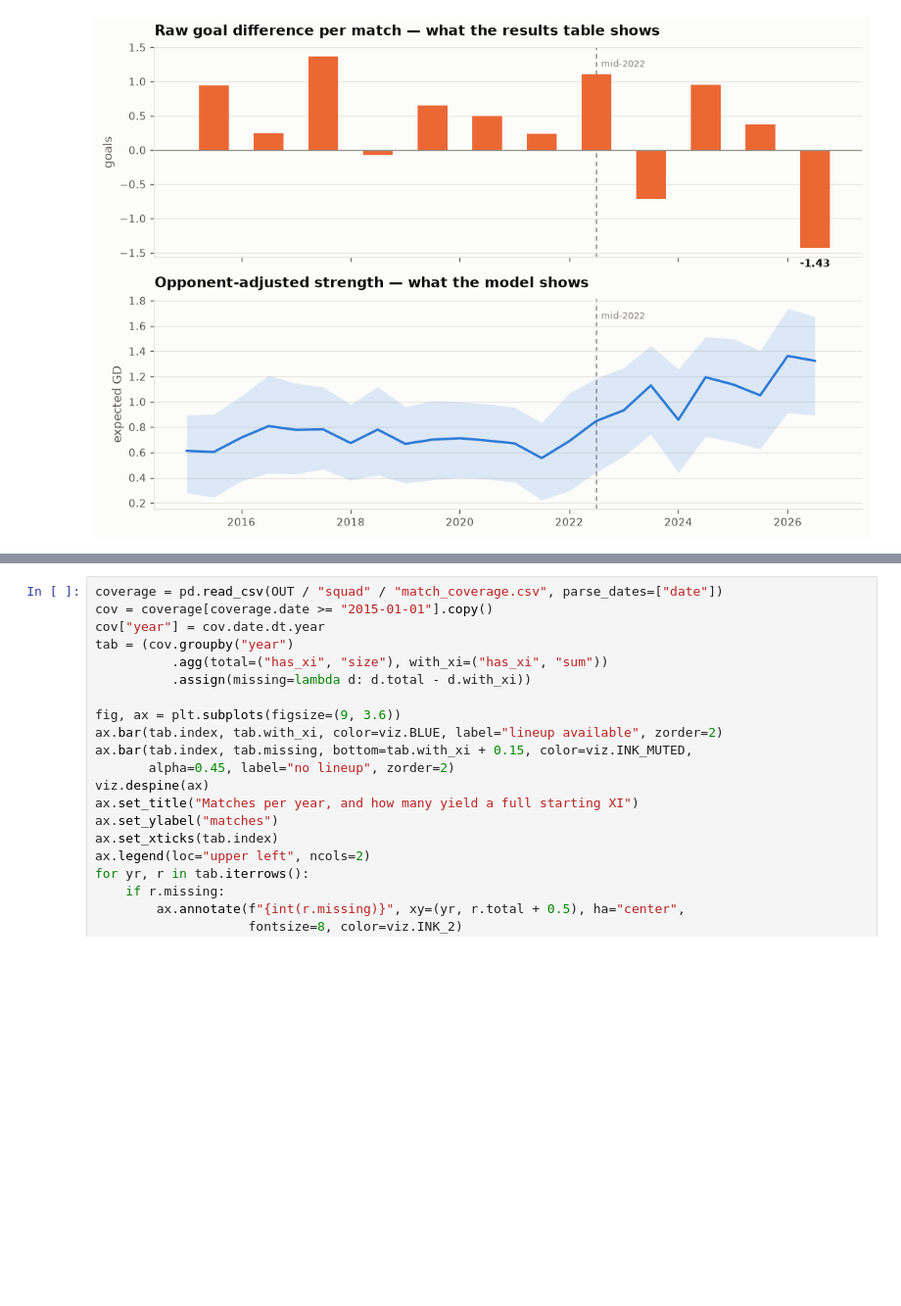
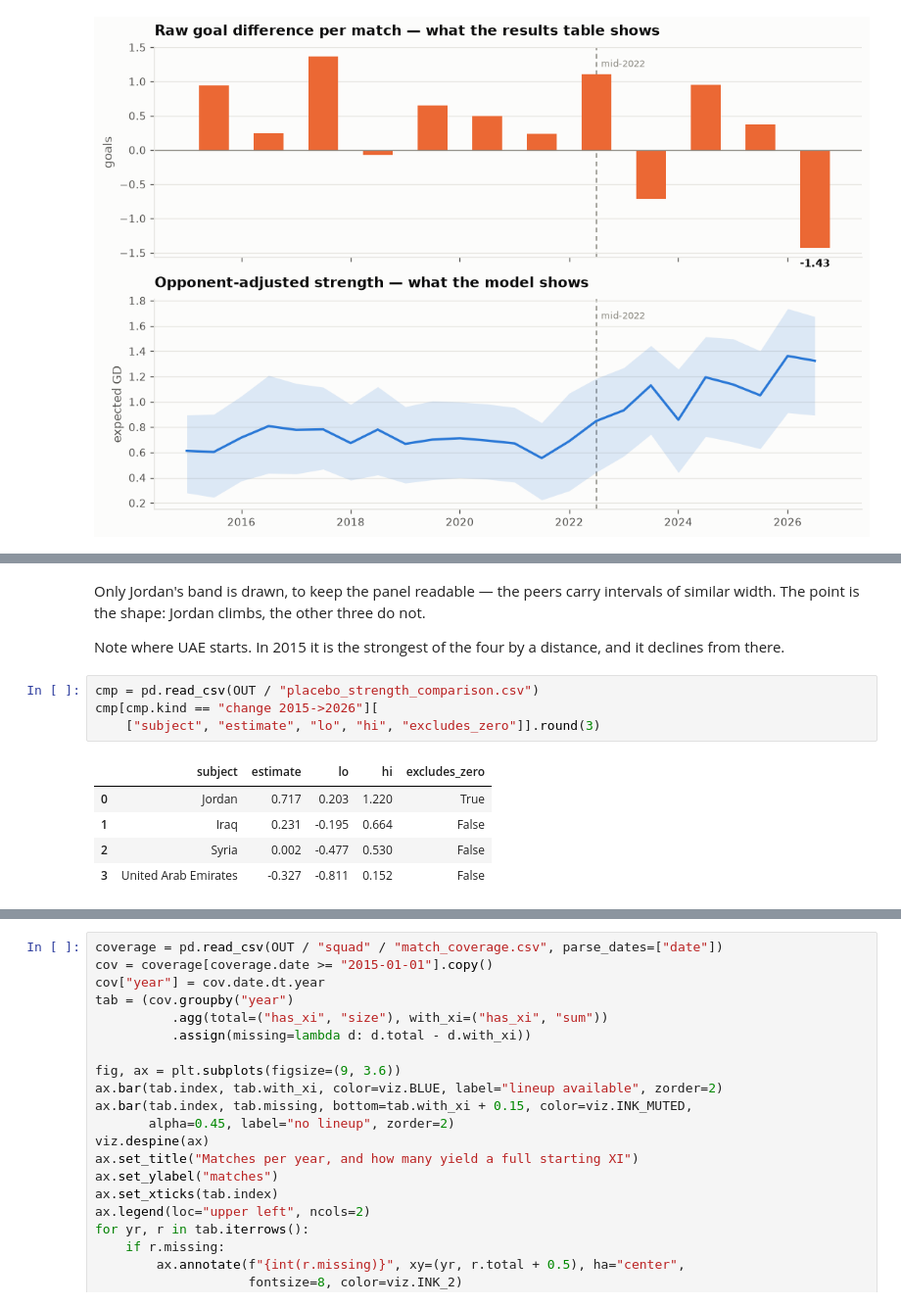
Before and after one commit to mqedan217/jordan-football-strength, a Jupyter notebook: notebooks/01_strength_model.ipynb, the cells around one changed output, grey strips where cells are left out. Shown at 98% size. Cells and saved outputs as stored; diff of their text form; blank space fills up the shorter version.

```diff
--- a/notebooks/01_strength_model.ipynb
+++ b/notebooks/01_strength_model.ipynb
@@ -369,0 +420,17 @@ plt.show()
+# %% [markdown]
+Only Jordan's band is drawn, to keep the panel readable — the peers carry
+intervals of similar width. The point is the shape: Jordan climbs, the other
+three do not.
+
+Note where UAE starts. In 2015 it is the strongest of the four by a distance,
+and it declines from there.
+# %%
+cmp = pd.read_csv(OUT / "placebo_strength_comparison.csv")
+cmp[cmp.kind == "change 2015->2026"][
+    ["subject", "estimate", "lo", "hi", "excludes_zero"]].round(3)
+# %% [output]
+|  | subject | estimate | lo | hi | excludes_zero |
+| 0 | Jordan | 0.717 | 0.203 | 1.220 | True |
+| 1 | Iraq | 0.231 | -0.195 | 0.664 | False |
+| 2 | Syria | 0.002 | -0.477 | 0.530 | False |
+| 3 | United Arab Emirates | -0.327 | -0.811 | 0.152 | False |
```
Also changed, not shown: parts of 8 cells of this notebook.
